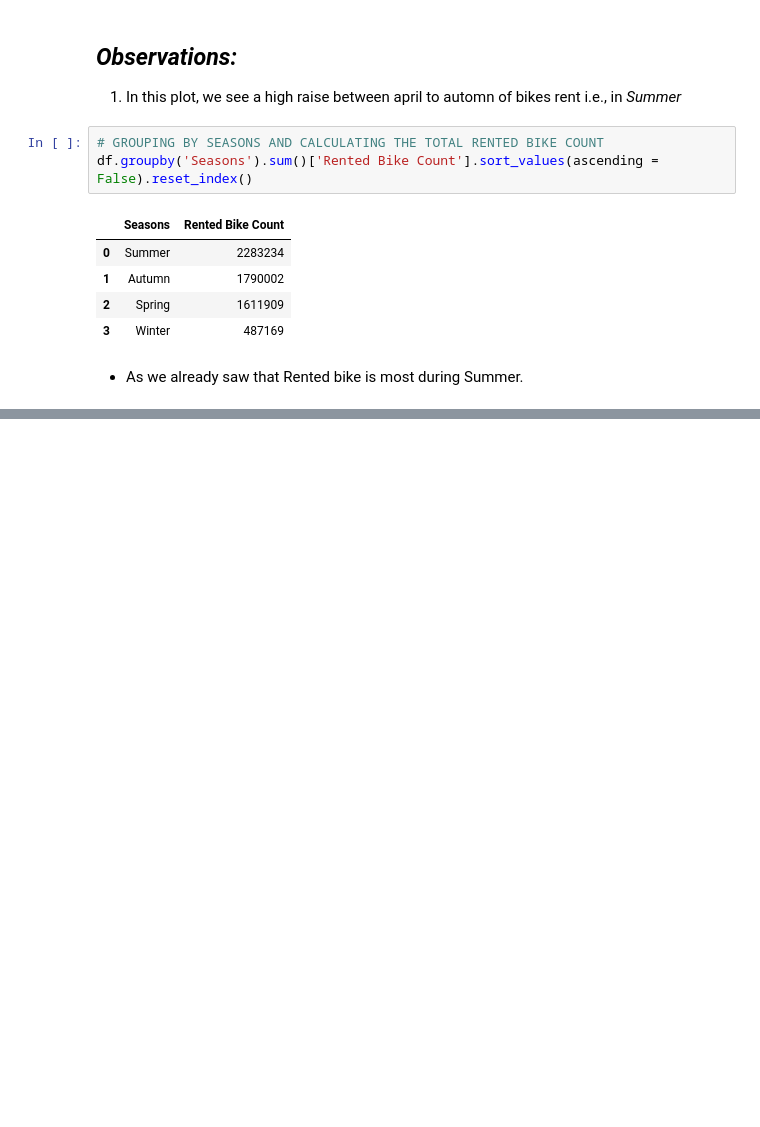
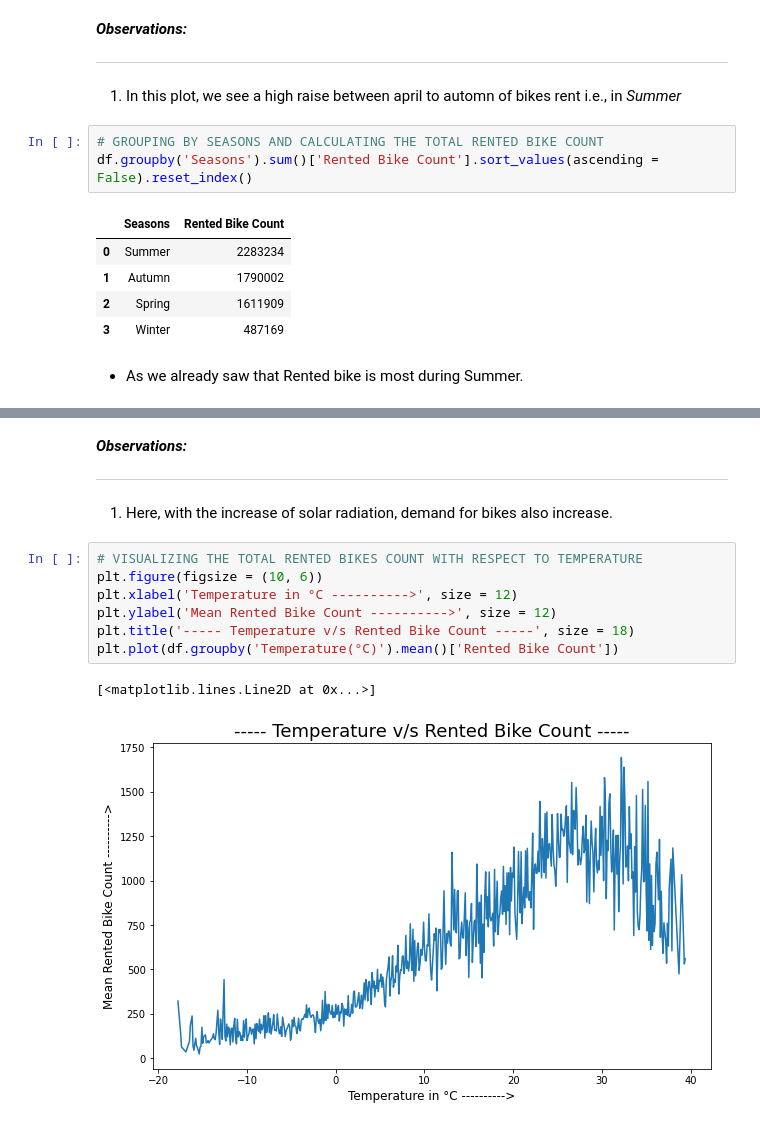
Before and after one commit to anupstar100/Seoul-Bike-Sharing-Demand-Prediction, a Jupyter notebook: SML_Capstone_Project_Bike_Sharing_Demand_Prediction_Capstone_Project.ipynb, the cells around one changed output, grey strips where cells are left out. Cells and saved outputs as stored; diff of their text form; blank space fills up the shorter version.

```diff
--- a/SML_Capstone_Project_Bike_Sharing_Demand_Prediction_Capstone_Project.ipynb
+++ b/SML_Capstone_Project_Bike_Sharing_Demand_Prediction_Capstone_Project.ipynb
@@ -294,0 +346,15 @@ Name: Snowfall (cm), dtype: float64
+# %% [markdown]
+***Observations:***
+
+---
+1. Here, with the increase of solar radiation, demand for bikes also increase.
+# %%
+# VISUALIZING THE TOTAL RENTED BIKES COUNT WITH RESPECT TO TEMPERATURE
+plt.figure(figsize = (10, 6))
+plt.xlabel('Temperature in °C ---------->', size = 12)
+plt.ylabel('Mean Rented Bike Count ---------->', size = 12)
+plt.title('----- Temperature v/s Rented Bike Count -----', size = 18)
+plt.plot(df.groupby('Temperature(°C)').mean()['Rented Bike Count'])
+# %% [output]
+[<matplotlib.lines.Line2D at 0x...>]
+[figure, added]
```
Also changed, not shown: parts of 31 cells of this notebook.
